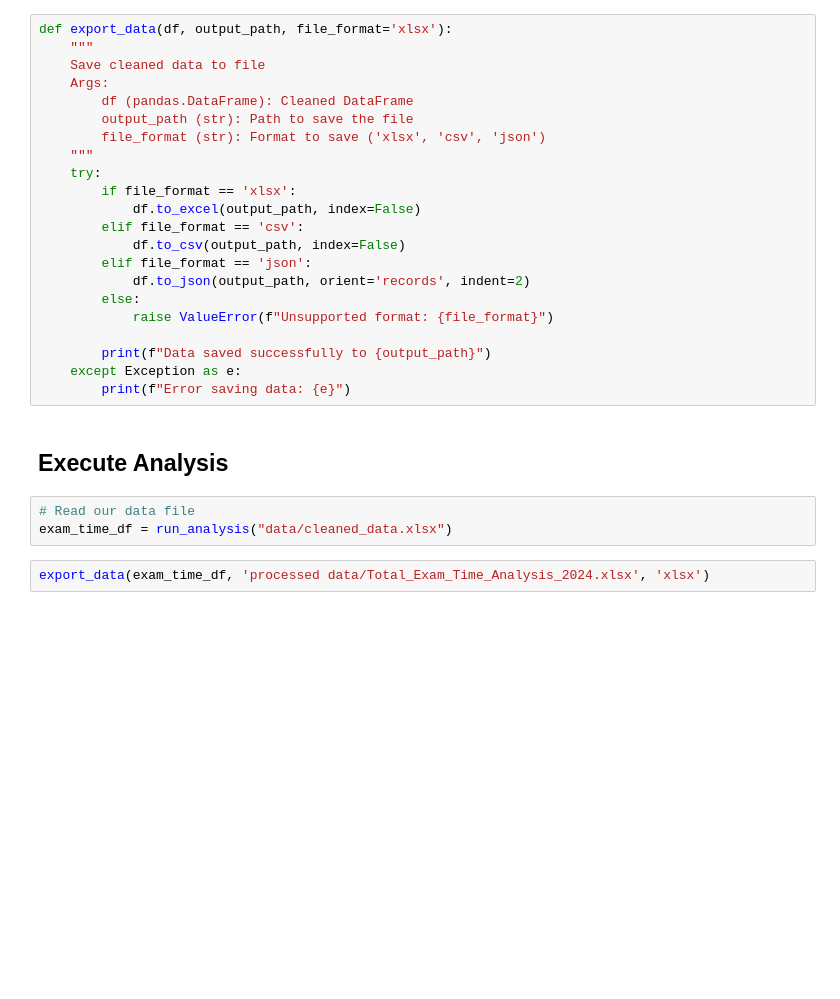
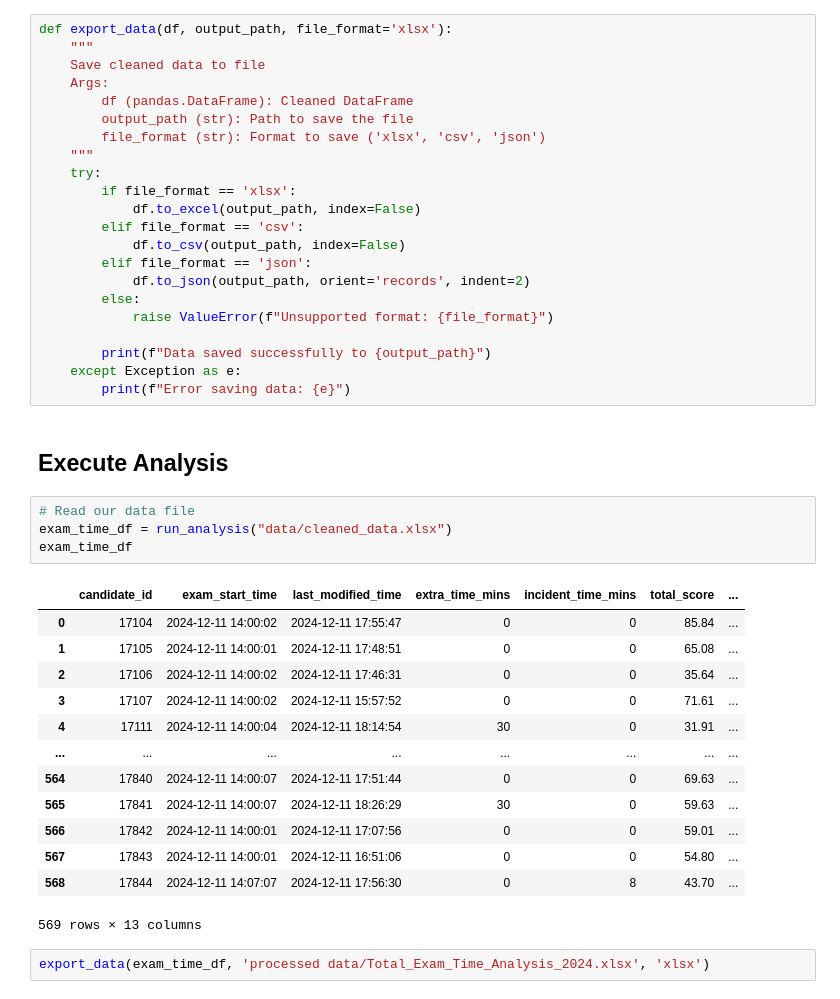
Before and after one commit to tornerosie/Eksamensanalyse, a Jupyter notebook: Exam_Time_Analysis.ipynb, the cells around one changed output. Cells and saved outputs as stored; diff of their text form; blank space fills up the shorter version.

```diff
--- a/Exam_Time_Analysis.ipynb
+++ b/Exam_Time_Analysis.ipynb
@@ -271,6 +387,21 @@ def export_data(df, output_path, file_format='xlsx'):
 # %%
 # Read our data file
 exam_time_df = run_analysis("data/cleaned_data.xlsx")
+exam_time_df
+# %% [output]
+|  | candidate_id | exam_start_time | last_modified_time | extra_time_mins | incident_time_mins | total_score | ... |
+| 0 | 17104 | 2024-12-11 14:00:02 | 2024-12-11 17:55:47 | 0 | 0 | 85.84 | ... |
+| 1 | 17105 | 2024-12-11 14:00:01 | 2024-12-11 17:48:51 | 0 | 0 | 65.08 | ... |
+| 2 | 17106 | 2024-12-11 14:00:02 | 2024-12-11 17:46:31 | 0 | 0 | 35.64 | ... |
+| 3 | 17107 | 2024-12-11 14:00:02 | 2024-12-11 15:57:52 | 0 | 0 | 71.61 | ... |
+| 4 | 17111 | 2024-12-11 14:00:04 | 2024-12-11 18:14:54 | 30 | 0 | 31.91 | ... |
+| ... | ... | ... | ... | ... | ... | ... | ... |
+| 564 | 17840 | 2024-12-11 14:00:07 | 2024-12-11 17:51:44 | 0 | 0 | 69.63 | ... |
+| 565 | 17841 | 2024-12-11 14:00:07 | 2024-12-11 18:26:29 | 30 | 0 | 59.63 | ... |
+| 566 | 17842 | 2024-12-11 14:00:01 | 2024-12-11 17:07:56 | 0 | 0 | 59.01 | ... |
+| 567 | 17843 | 2024-12-11 14:00:01 | 2024-12-11 16:51:06 | 0 | 0 | 54.80 | ... |
+| 568 | 17844 | 2024-12-11 14:07:07 | 2024-12-11 17:56:30 | 0 | 8 | 43.70 | ... |
+569 rows × 13 columns
 # %%
 export_data(exam_time_df, 'processed data/Total_Exam_Time_Analysis_2024.xlsx', 'xlsx')
 # %% [output]
```
Also changed, not shown: parts of 7 cells of this notebook.
